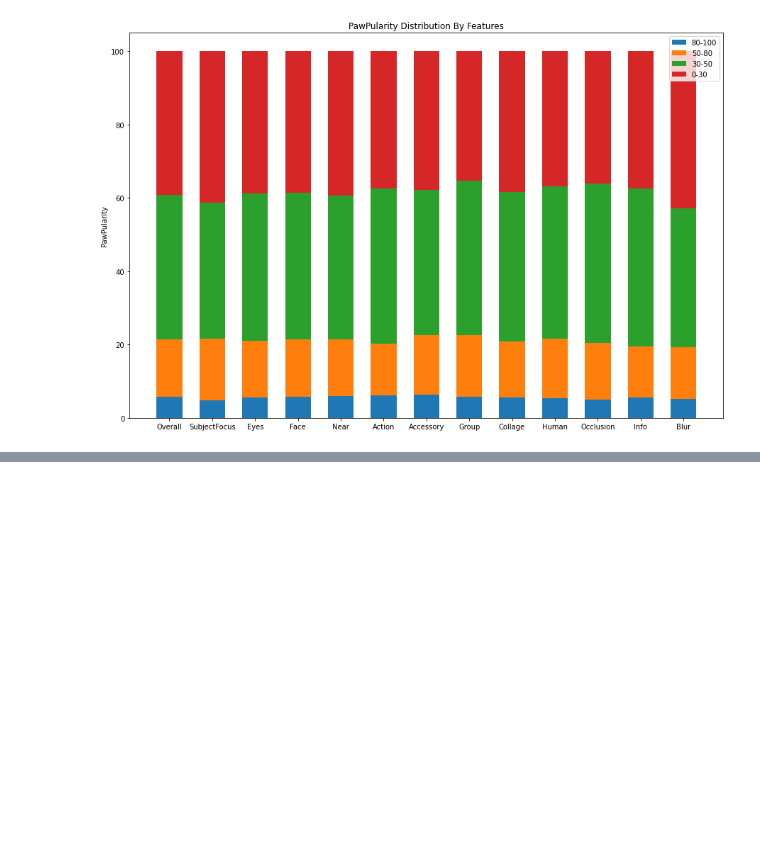
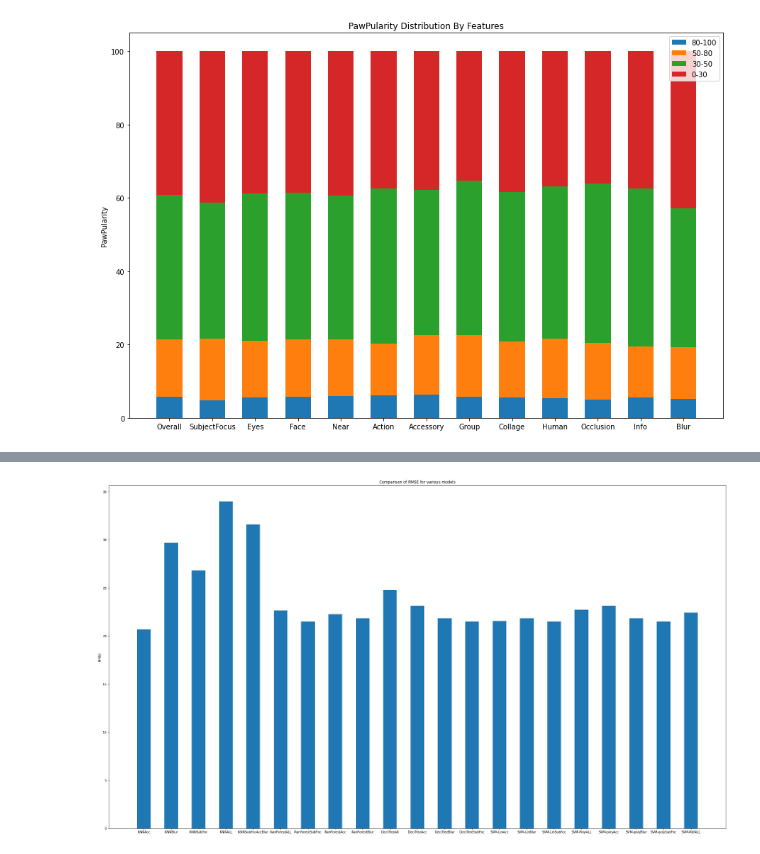
Before and after one commit to erkoiv/IDS2021-ProjectC8-PetPopularity, a Jupyter notebook: Feature Distribution Graph.ipynb, the cells around one changed output, grey strips where cells are left out. Saved outputs shown, nothing was run; the diff lists cells and outputs as text; code cells hidden in the pictures; blank space fills up the shorter version.

Commit message:
Added model vs RMSE plot

```diff
--- a/Feature Distribution Graph.ipynb
+++ b/Feature Distribution Graph.ipynb
@@ -72,3 +48,6 @@ fig.savefig('featureDistribution.png')
 plt.close(fig)
 # %% [output]
 [figure]
+# %%
+df_model_rmse = pd.read_csv("./ModelRMSE.csv")
+df_model_rmse
@@ -74,0 +72,19 @@ plt.close(fig)
+# %%
+labels = df_model_rmse['Model']
+values = df_model_rmse['RMSE']
+
+width = 0.50
+
+fig, ax = plt.subplots(figsize = (35,20))
+
+ax.bar(labels, values, width)
+
+ax.set_ylabel('RMSE')
+ax.set_title('Comparison of RMSE for various models')
+#ax.legend()
+
+plt.show()
+fig.savefig('ModelVsRMSE.png')
+plt.close(fig)
+# %% [output]
+[figure, added]
```
Also changed, not shown: parts of 3 cells of this notebook, 4 other files.
